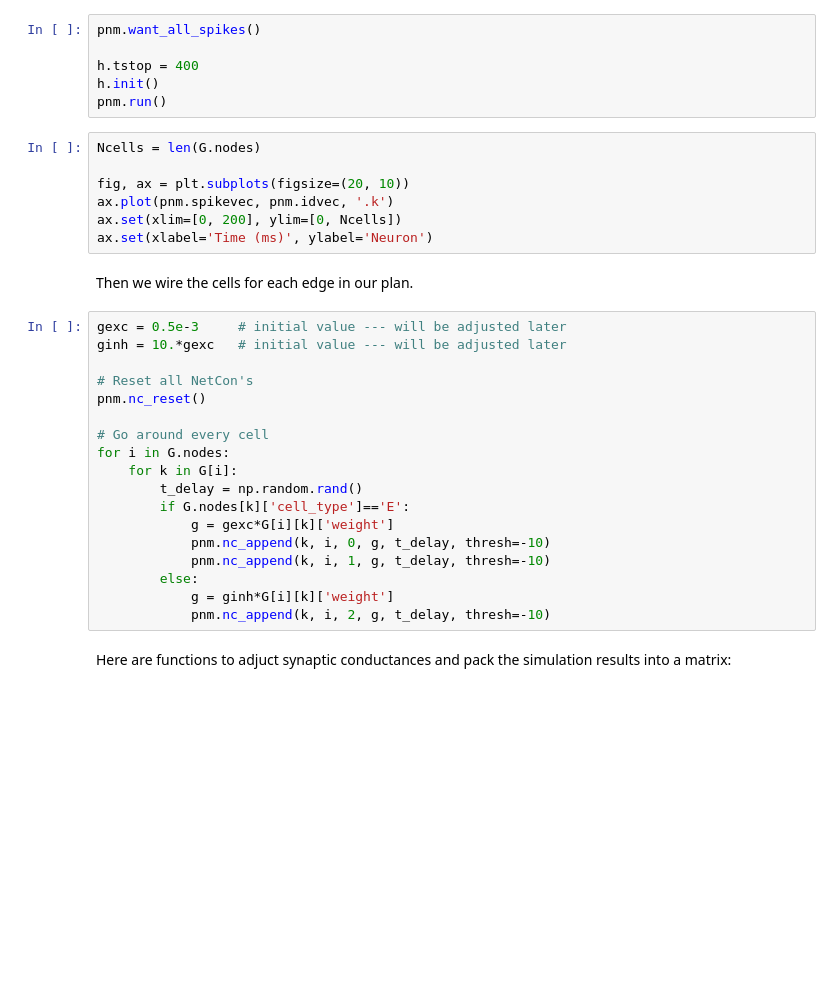
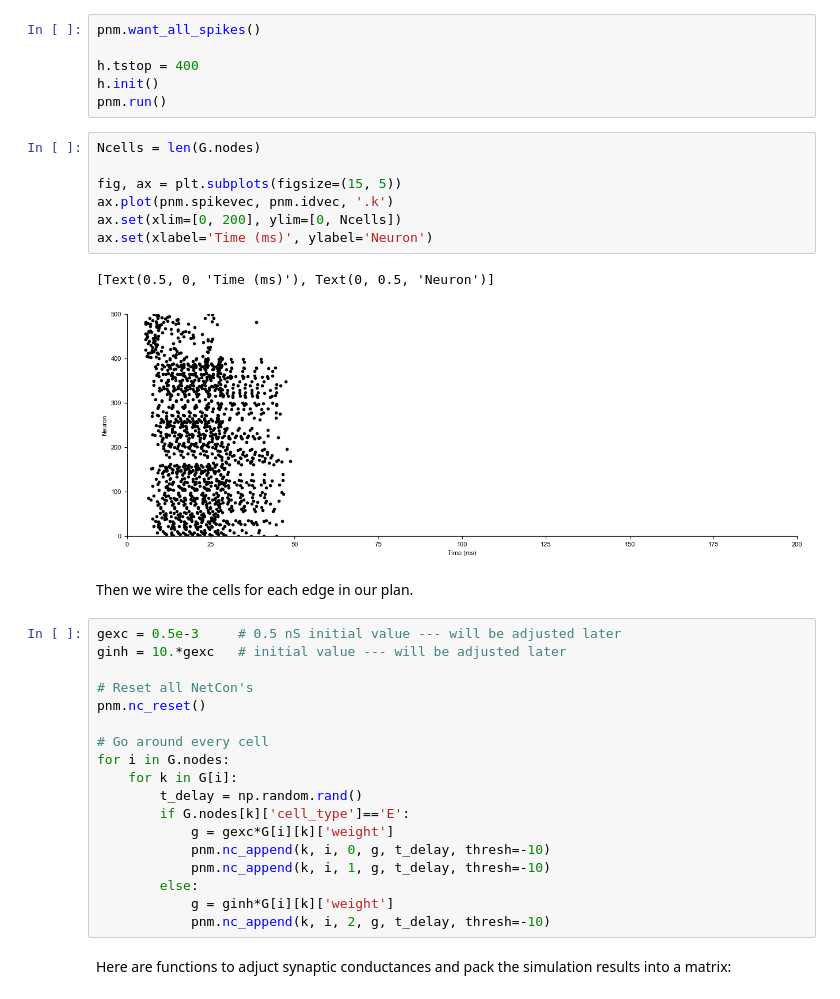
Before and after one commit to shhong/a310_cns_2023, a Jupyter notebook: class_3/NEURON tutorial 5_2.ipynb, the cells around one changed output. Saved outputs shown, nothing was run; the diff lists cells and outputs as text; blank space fills up the shorter version.

```diff
--- a/class_3/NEURON tutorial 5_2.ipynb
+++ b/class_3/NEURON tutorial 5_2.ipynb
@@ -121,14 +164,17 @@ pnm.run()
 # %%
 Ncells = len(G.nodes)
 
-fig, ax = plt.subplots(figsize=(20, 10))
+fig, ax = plt.subplots(figsize=(15, 5))
 ax.plot(pnm.spikevec, pnm.idvec, '.k')
 ax.set(xlim=[0, 200], ylim=[0, Ncells])
 ax.set(xlabel='Time (ms)', ylabel='Neuron')
+# %% [output]
+[Text(0.5, 0, 'Time (ms)'), Text(0, 0.5, 'Neuron')]
+[figure, added]
 # %% [markdown]
 Then we wire the cells for each edge in our plan.
 # %%
-gexc = 0.5e-3     # initial value --- will be adjusted later
+gexc = 0.5e-3     # 0.5 nS initial value --- will be adjusted later
 ginh = 10.*gexc   # initial value --- will be adjusted later
 
 # Reset all NetCon's
```
Also changed, not shown: parts of 11 cells of this notebook, 2 other files.
